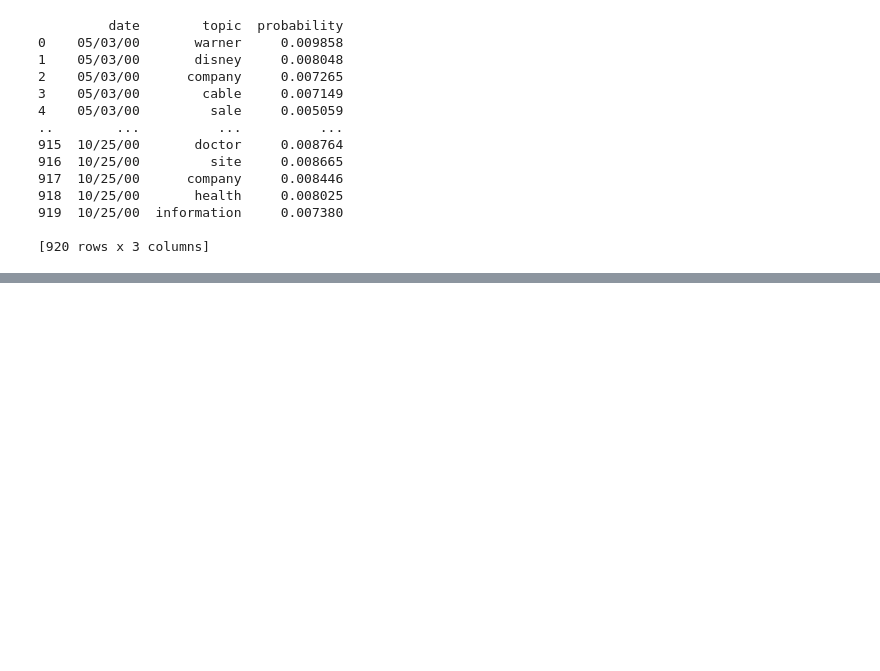
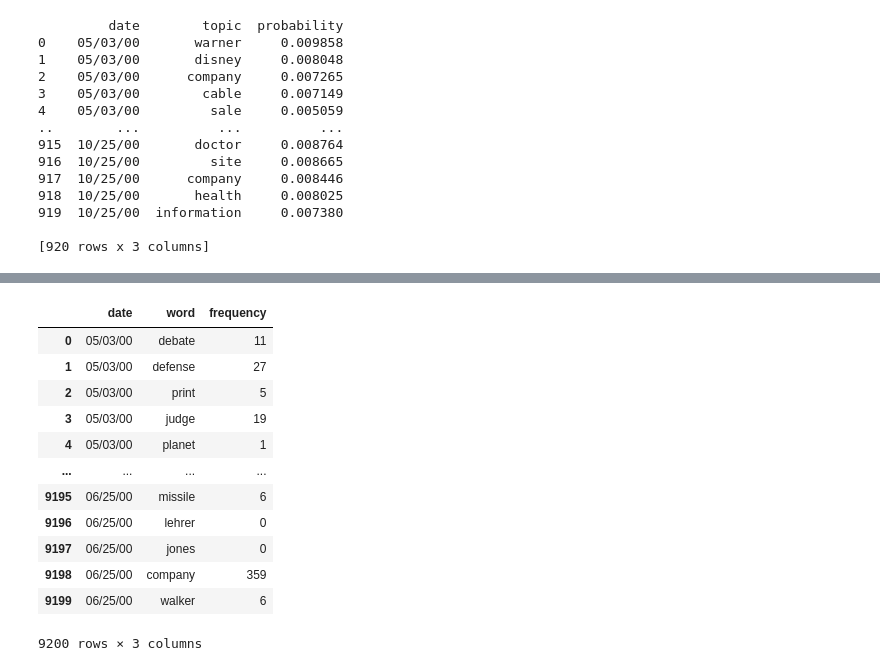
Before and after one commit to 97agupta/CourseProject, a Jupyter notebook: Stock Data Parsing & Normalization.ipynb, the cells around one changed output, grey strips where cells are left out. Drawn from its saved outputs; the diff is of its cells as text; code cells hidden in the pictures; blank space fills up the shorter version.

```diff
--- a/Stock Data Parsing & Normalization.ipynb
+++ b/Stock Data Parsing & Normalization.ipynb
@@ -280,0 +318,17 @@ clinton
+# %%
+df_word_frequency = pd.read_csv('word_frequency.csv', error_bad_lines=False)
+df_word_frequency
+# %% [output]
+|  | date | word | frequency |
+| 0 | 05/03/00 | debate | 11 |
+| 1 | 05/03/00 | defense | 27 |
+| 2 | 05/03/00 | print | 5 |
+| 3 | 05/03/00 | judge | 19 |
+| 4 | 05/03/00 | planet | 1 |
+| ... | ... | ... | ... |
+| 9195 | 06/25/00 | missile | 6 |
+| 9196 | 06/25/00 | lehrer | 0 |
+| 9197 | 06/25/00 | jones | 0 |
+| 9198 | 06/25/00 | company | 359 |
+| 9199 | 06/25/00 | walker | 6 |
+9200 rows × 3 columns
```
Also changed, not shown: parts of 4 cells of this notebook, 8 other files.
